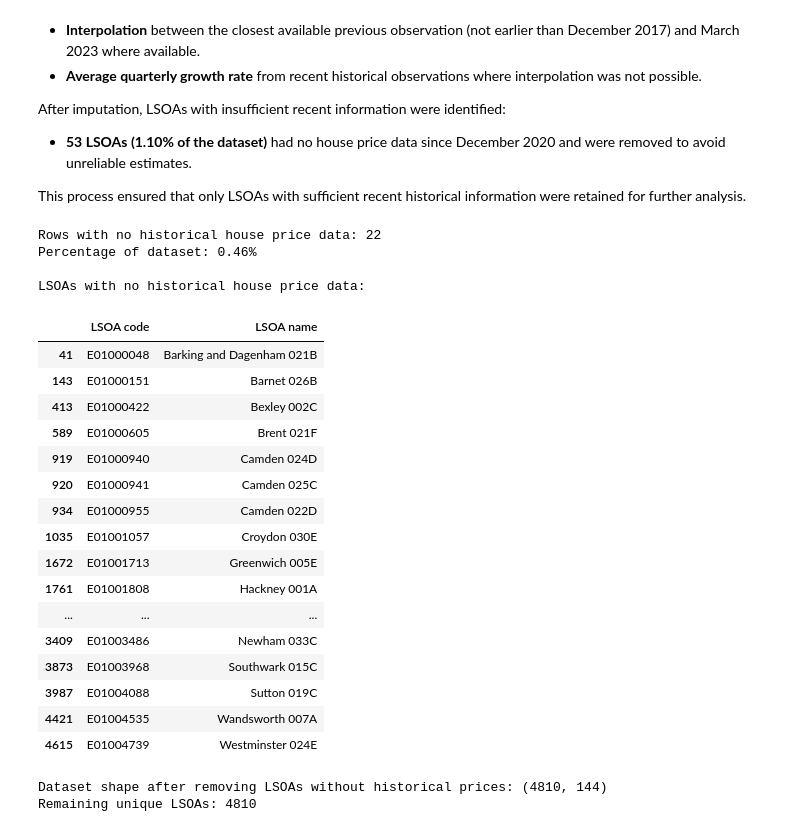
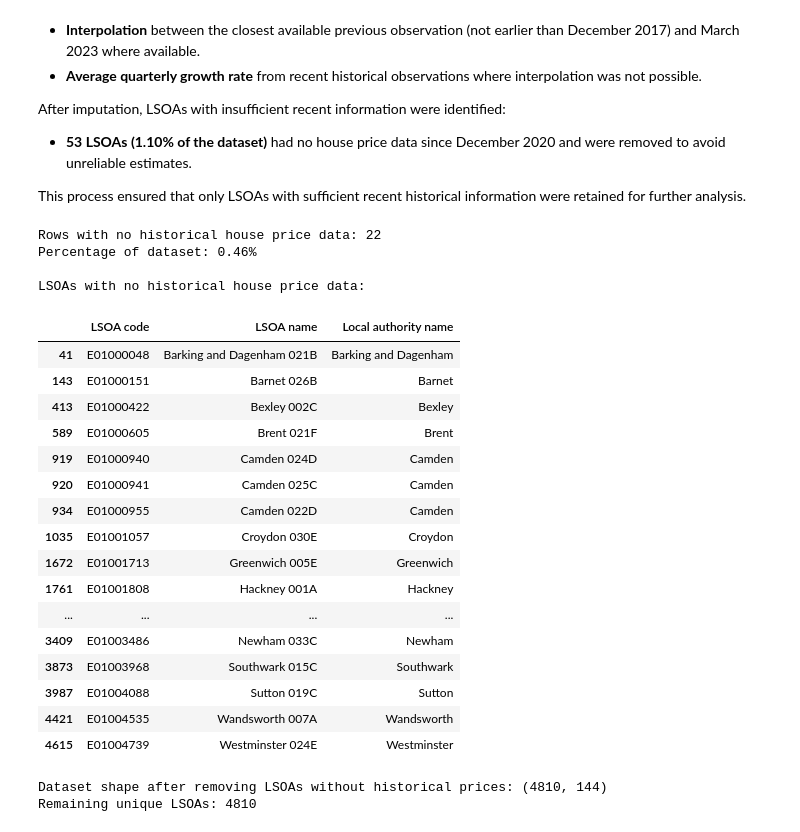
Before and after one commit to RaquelCG1/London-House-Prices-Crime-IMD-transport, a Jupyter notebook: London_Neighbourhood_Analysis.ipynb, the cells around one changed output. Drawn from its saved outputs; the diff is of its cells as text; code cells hidden in the pictures.

```diff
--- a/London_Neighbourhood_Analysis.ipynb
+++ b/London_Neighbourhood_Analysis.ipynb
@@ -1046,51 +1045,51 @@ history_cols = [
     "Year ending Jun 2021",
     "Year ending Sep 2021",
     "Year ending Dec 2021",
     "Year ending Mar 2022",
     "Year ending Jun 2022",
     "Year ending Sep 2022",
 ]
 
 # Identify rows where ALL historical price values are missing
 missing_history = merged_df[history_cols].isna().all(axis=1)
 
 # Count missing rows
 missing_count = missing_history.sum()
 total_rows = len(merged_df)
 
 print(f"Rows with no historical house price data: {missing_count}")
 print(f"Percentage of dataset: {(missing_count / total_rows * 100):.2f}%")
 
 # Show affected LSOAs
 missing_lsoa = merged_df.loc[
     missing_history,
-    ["LSOA code", "LSOA name"]
+    ["LSOA code", "LSOA name", "Local authority name"]
 ]
 
 print("\nLSOAs with no historical house price data:")
 display(missing_lsoa)
 # %% [output]
 Rows with no historical house price data: 22
 Percentage of dataset: 0.46%
 
 LSOAs with no historical house price data:
-|  | LSOA code | LSOA name |
-| 41 | E01000048 | Barking and Dagenham 021B |
-| 143 | E01000151 | Barnet 026B |
-| 413 | E01000422 | Bexley 002C |
-| 589 | E01000605 | Brent 021F |
-| 919 | E01000940 | Camden 024D |
-| 920 | E01000941 | Camden 025C |
-| 934 | E01000955 | Camden 022D |
-| 1035 | E01001057 | Croydon 030E |
-| 1672 | E01001713 | Greenwich 005E |
-| 1761 | E01001808 | Hackney 001A |
-| ... | ... | ... |
-| 3409 | E01003486 | Newham 033C |
-| 3873 | E01003968 | Southwark 015C |
-| 3987 | E01004088 | Sutton 019C |
-| 4421 | E01004535 | Wandsworth 007A |
-| 4615 | E01004739 | Westminster 024E |
+|  | LSOA code | LSOA name | Local authority name |
+| 41 | E01000048 | Barking and Dagenham 021B | Barking and Dagenham |
+| 143 | E01000151 | Barnet 026B | Barnet |
+| 413 | E01000422 | Bexley 002C | Bexley |
+| 589 | E01000605 | Brent 021F | Brent |
+| 919 | E01000940 | Camden 024D | Camden |
+| 920 | E01000941 | Camden 025C | Camden |
+| 934 | E01000955 | Camden 022D | Camden |
+| 1035 | E01001057 | Croydon 030E | Croydon |
+| 1672 | E01001713 | Greenwich 005E | Greenwich |
+| 1761 | E01001808 | Hackney 001A | Hackney |
+| ... | ... | ... | ... |
+| 3409 | E01003486 | Newham 033C | Newham |
+| 3873 | E01003968 | Southwark 015C | Southwark |
+| 3987 | E01004088 | Sutton 019C | Sutton |
+| 4421 | E01004535 | Wandsworth 007A | Wandsworth |
+| 4615 | E01004739 | Westminster 024E | Westminster |
 # %%
 # Drop LSOAs with no historical house price information
 merged_df = merged_df.loc[~missing_history].copy()
```
Also changed, not shown: parts of 4 cells of this notebook.
